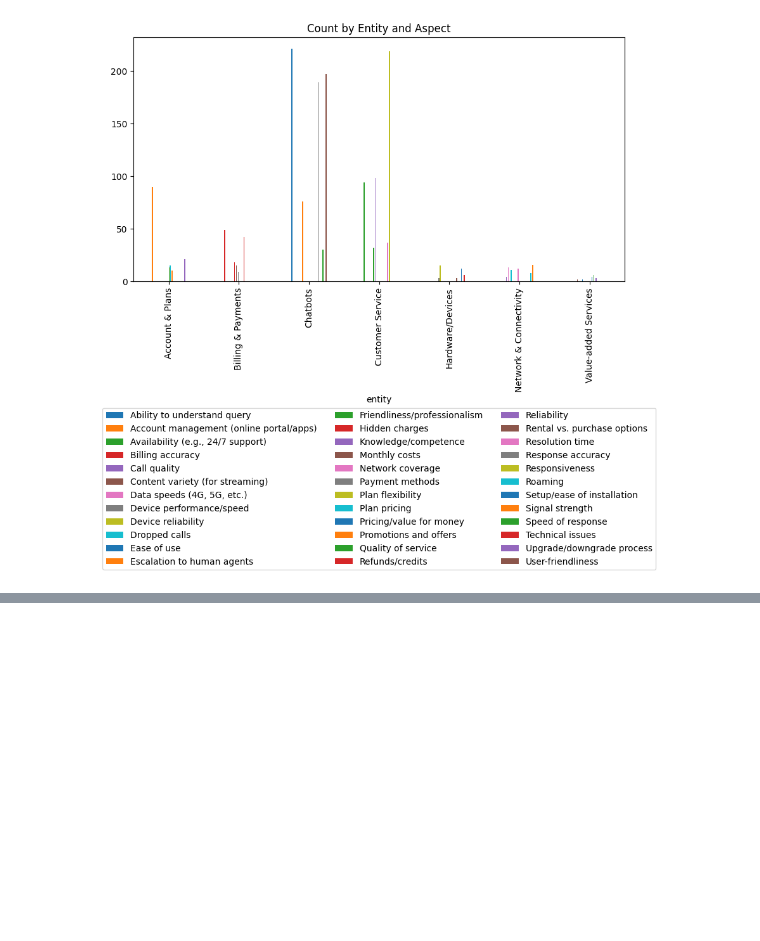
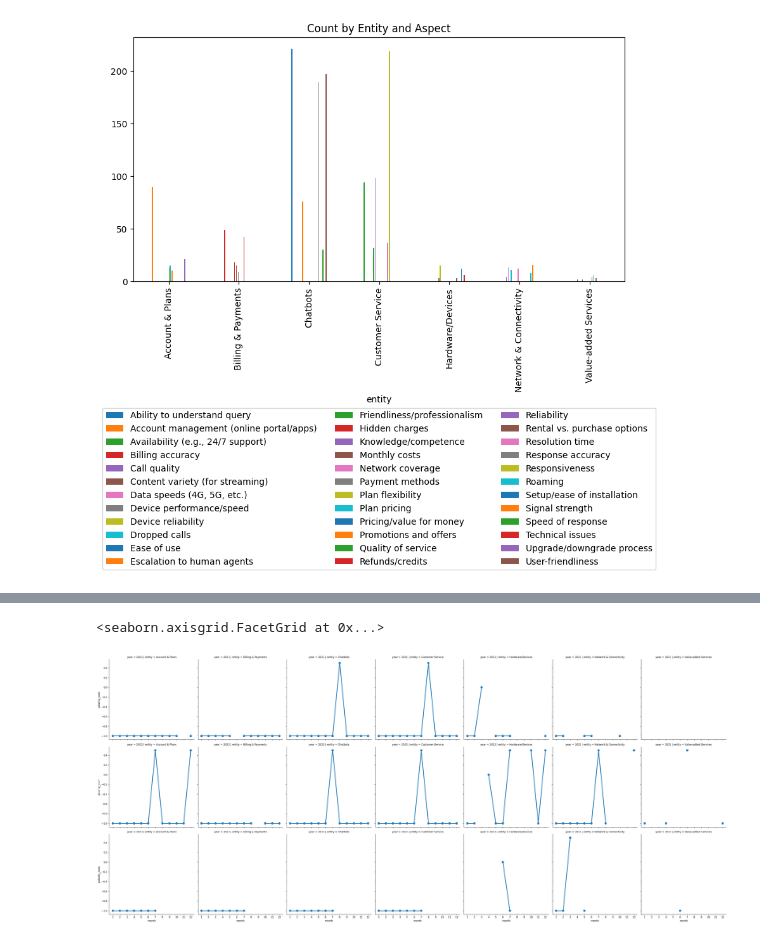
Before and after one commit to JohnnyFoulds/dsm050-2023-apr, a Jupyter notebook: notebooks/03_coursework/03-04_time_series.ipynb, the cells around one changed output, grey strips where cells are left out. Drawn from its saved outputs; the diff is of its cells as text; code cells hidden in the pictures; blank space fills up the shorter version.

Commit message:
Creating catplot

```diff
--- a/notebooks/03_coursework/03-04_time_series.ipynb
+++ b/notebooks/03_coursework/03-04_time_series.ipynb
@@ -366,0 +439,4 @@ plt.show()
+# %%
+# map back to valid polarity values
+df_hp_entity_sum = map_polarity_nums(df_hp_entity_sum, 'polarity_num')
+df_hp_entity_sum.polarity_num.value_counts()
@@ -366,0 +452,21 @@ plt.show()
+# %%
+# resample the data to monthly
+df_hp_entity_monthly = df_hp_entity_sum \
+    .drop(columns=['id']) \
+    .groupby([
+        'business_slug',
+        'entity']) \
+    .resample('M', on='created_at') \
+    .mean() \
+    .reset_index() \
+    .dropna()
+
+# map the polarity back to the expected categories
+df_hp_entity_monthly = map_polarity_nums(df_hp_entity_monthly, 'polarity_num')
+
+# add the month and year columns
+df_hp_entity_monthly['month'] = df_hp_entity_monthly['created_at'].dt.month
+df_hp_entity_monthly['year'] = df_hp_entity_monthly['created_at'].dt.year
+
+# display the head
+df_hp_entity_monthly.head()
@@ -366,0 +480,12 @@ plt.show()
+# %%
+sns.catplot(
+    data=df_hp_entity_monthly[df_hp_entity_monthly['business_slug'] == 'vodacom'],
+    x='month',
+    y="polarity_num",
+    col='entity',
+    row='year',
+    kind='point',
+)
+# %% [output]
+<seaborn.axisgrid.FacetGrid at 0x...>
+[figure, added]
```
Also changed, not shown: parts of 7 cells of this notebook.
